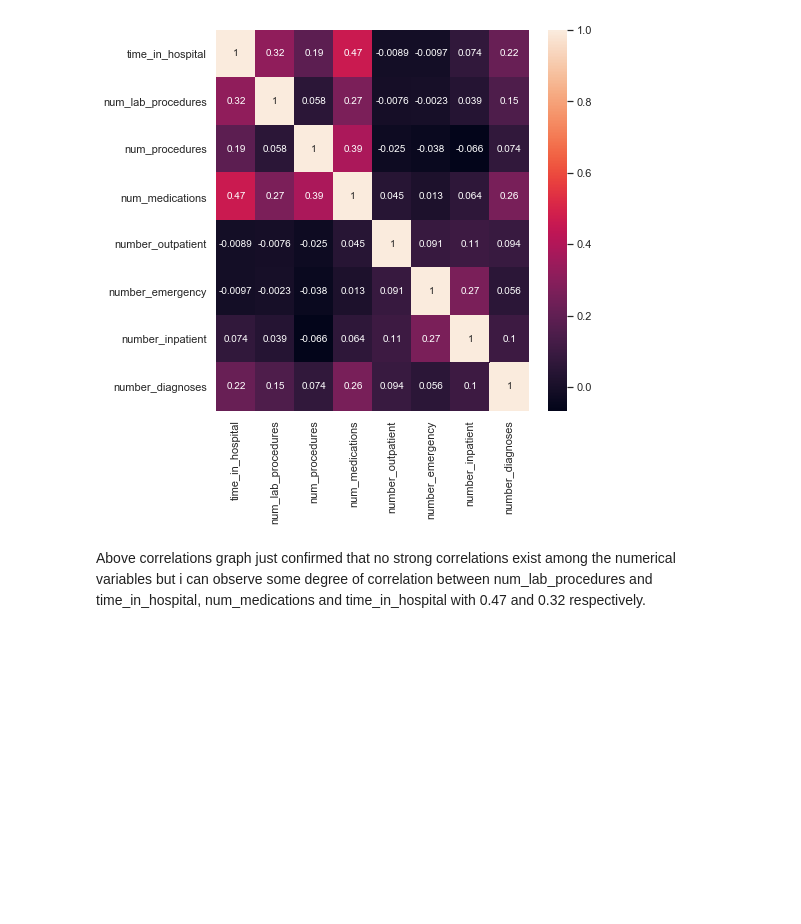
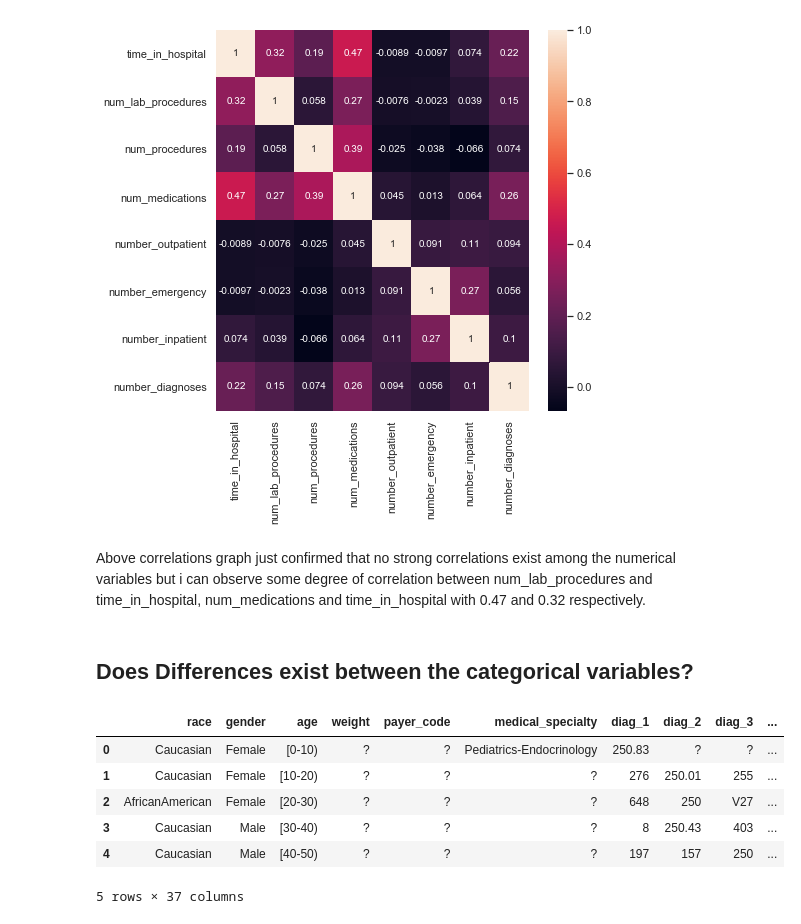
Before and after one commit to debishop/data_science_and_machine_learning_portfolio, a Jupyter notebook: projects/Readmission Statistical Analysis.ipynb, the cells around one changed output. Drawn from its saved outputs; the diff is of its cells as text; code cells hidden in the pictures; blank space fills up the shorter version.

```diff
--- a/projects/Readmission Statistical Analysis.ipynb
+++ b/projects/Readmission Statistical Analysis.ipynb
@@ -192,3 +193,5 @@ sns.heatmap(corr, annot=True,
 # %% [markdown]
 Above correlations graph just confirmed that no strong correlations exist among the numerical variables but i can observe some
 degree of correlation between num_lab_procedures and time_in_hospital, num_medications and time_in_hospital with 0.47 and 0.32 respectively.
+# %% [markdown]
+## Does Differences exist between the categorical variables?
@@ -194,0 +200,12 @@ degree of correlation between num_lab_procedures and time_in_hospital, num_medic
+# %%
+#Get categorical all data
+cat_readmission=readmission.select_dtypes(['object'])
+cat_readmission.head()
+# %% [output]
+|  | race | gender | age | weight | payer_code | medical_specialty | diag_1 | diag_2 | diag_3 | ... |
+| 0 | Caucasian | Female | [0-10) | ? | ? | Pediatrics-Endocrinology | 250.83 | ? | ? | ... |
+| 1 | Caucasian | Female | [10-20) | ? | ? | ? | 276 | 250.01 | 255 | ... |
+| 2 | AfricanAmerican | Female | [20-30) | ? | ? | ? | 648 | 250 | V27 | ... |
+| 3 | Caucasian | Male | [30-40) | ? | ? | ? | 8 | 250.43 | 403 | ... |
+| 4 | Caucasian | Male | [40-50) | ? | ? | ? | 197 | 157 | 250 | ... |
+5 rows × 37 columns
```
Also changed, not shown: parts of 3 cells of this notebook.
